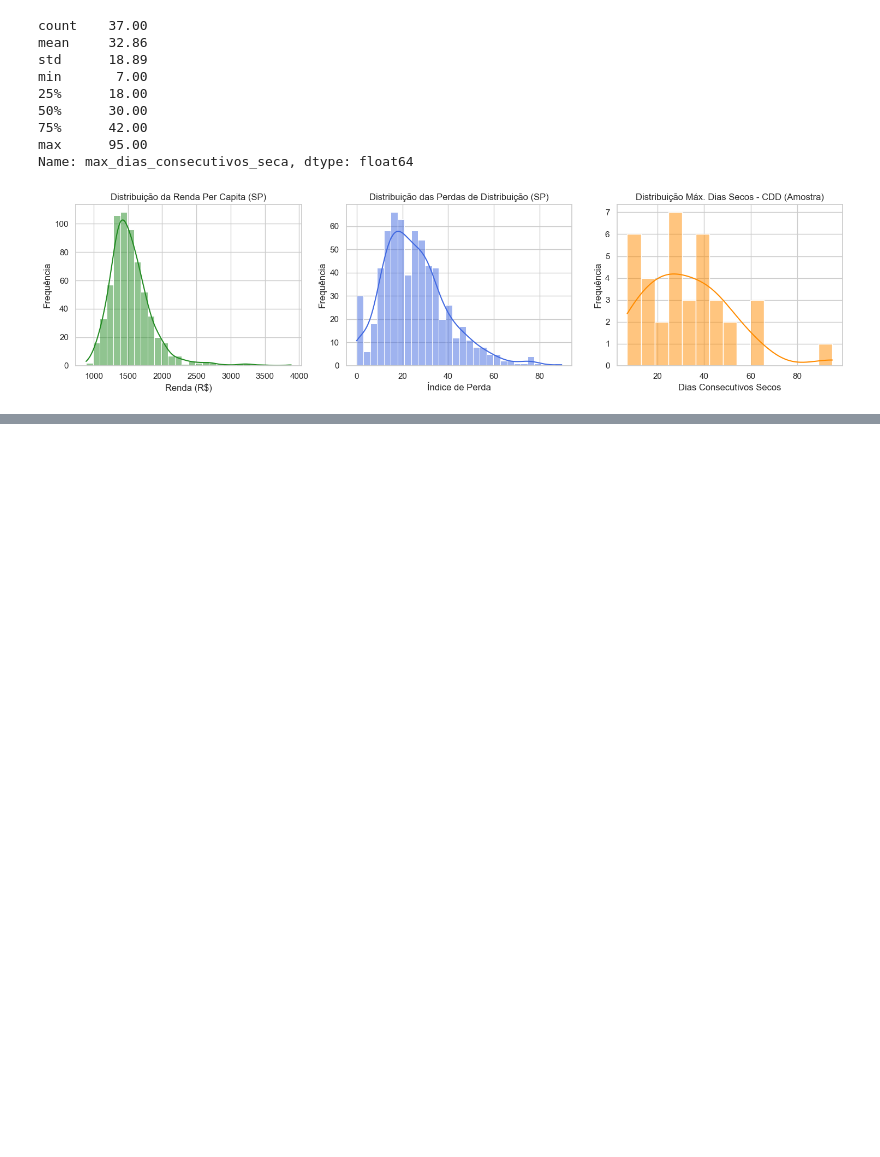
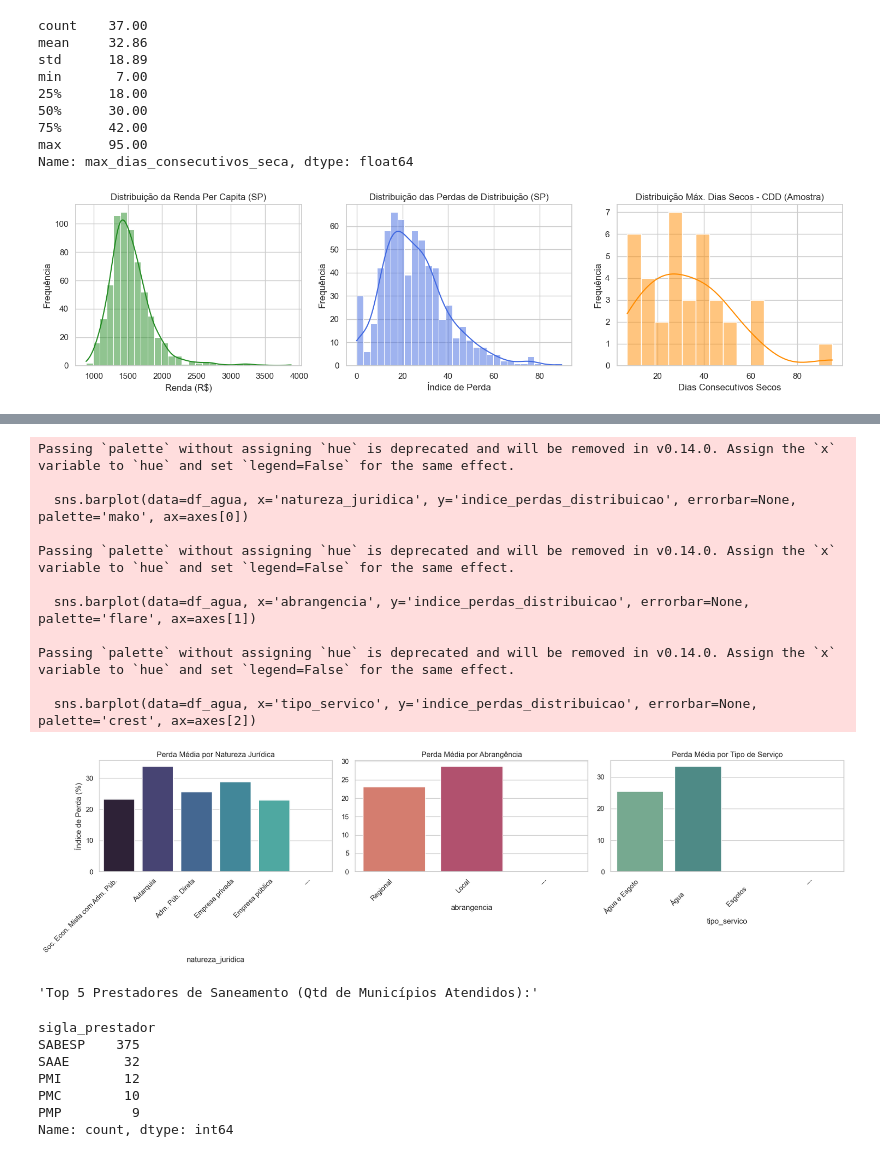
Before and after one commit to DuAlmeida995/clusterizacao-urbana, a Jupyter notebook: dados/tratamento.ipynb, the cells around one changed output, grey strips where cells are left out. Drawn from its saved outputs; the diff is of its cells as text; code cells hidden in the pictures; blank space fills up the shorter version.

```diff
--- a/dados/tratamento.ipynb
+++ b/dados/tratamento.ipynb
@@ -284,0 +418,51 @@ Name: max_dias_consecutivos_seca, dtype: float64
+# %%
+fig, axes = plt.subplots(1, 3, figsize=(18, 5))
+
+# Perda x Natureza Jurídica
+sns.barplot(data=df_agua, x='natureza_juridica', y='indice_perdas_distribuicao', errorbar=None, palette='mako', ax=axes[0])
+axes[0].set_title('Perda Média por Natureza Jurídica')
+axes[0].tick_params(axis='x', labelrotation=45)
+plt.setp(axes[0].get_xticklabels(), ha='right')
+axes[0].set_ylabel('Índice de Perda (%)')
+
+# Perda x Abrangência
+sns.barplot(data=df_agua, x='abrangencia', y='indice_perdas_distribuicao', errorbar=None, palette='flare', ax=axes[1])
+axes[1].set_title('Perda Média por Abrangência')
+axes[1].tick_params(axis='x', labelrotation=45)
+plt.setp(axes[1].get_xticklabels(), ha='right')
+axes[1].set_ylabel('')
+
+# Perda x Tipo de Serviço
+sns.barplot(data=df_agua, x='tipo_servico', y='indice_perdas_distribuicao', errorbar=None, palette='crest', ax=axes[2])
+axes[2].set_title('Perda Média por Tipo de Serviço')
+axes[2].tick_params(axis='x', labelrotation=45)
+plt.setp(axes[2].get_xticklabels(), ha='right')
+axes[2].set_ylabel('')
+
+plt.tight_layout()
+plt.show()
+
+# Verificando concentração de monopólio: Quem são os 5 maiores prestadores em SP?
+display("Top 5 Prestadores de Saneamento (Qtd de Municípios Atendidos):")
+display(df_agua['sigla_prestador'].value_counts().head())
+# %% [output]
+Passing `palette` without assigning `hue` is deprecated and will be removed in v0.14.0. Assign the `x` variable to `hue` and set `legend=False` for the same effect.
+
+  sns.barplot(data=df_agua, x='natureza_juridica', y='indice_perdas_distribuicao', errorbar=None, palette='mako', ax=axes[0])
+
+Passing `palette` without assigning `hue` is deprecated and will be removed in v0.14.0. Assign the `x` variable to `hue` and set `legend=False` for the same effect.
+
+  sns.barplot(data=df_agua, x='abrangencia', y='indice_perdas_distribuicao', errorbar=None, palette='flare', ax=axes[1])
+
+Passing `palette` without assigning `hue` is deprecated and will be removed in v0.14.0. Assign the `x` variable to `hue` and set `legend=False` for the same effect.
+
+  sns.barplot(data=df_agua, x='tipo_servico', y='indice_perdas_distribuicao', errorbar=None, palette='crest', ax=axes[2])
+[figure, added]
+'Top 5 Prestadores de Saneamento (Qtd de Municípios Atendidos):'
+sigla_prestador
+SABESP    375
+SAAE       32
+PMI        12
+PMC        10
+PMP         9
+Name: count, dtype: int64
```
Also changed, not shown: parts of 8 cells of this notebook.
